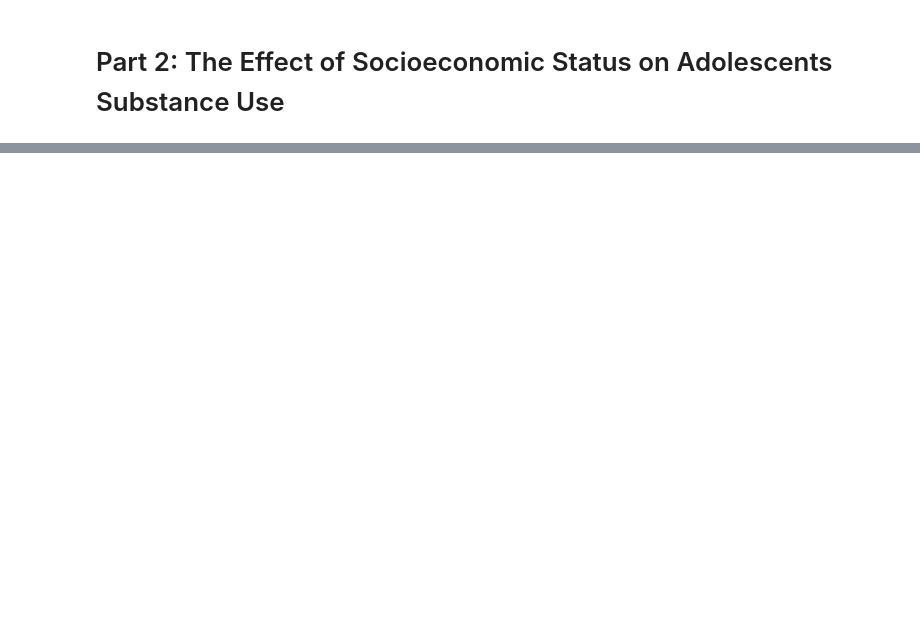
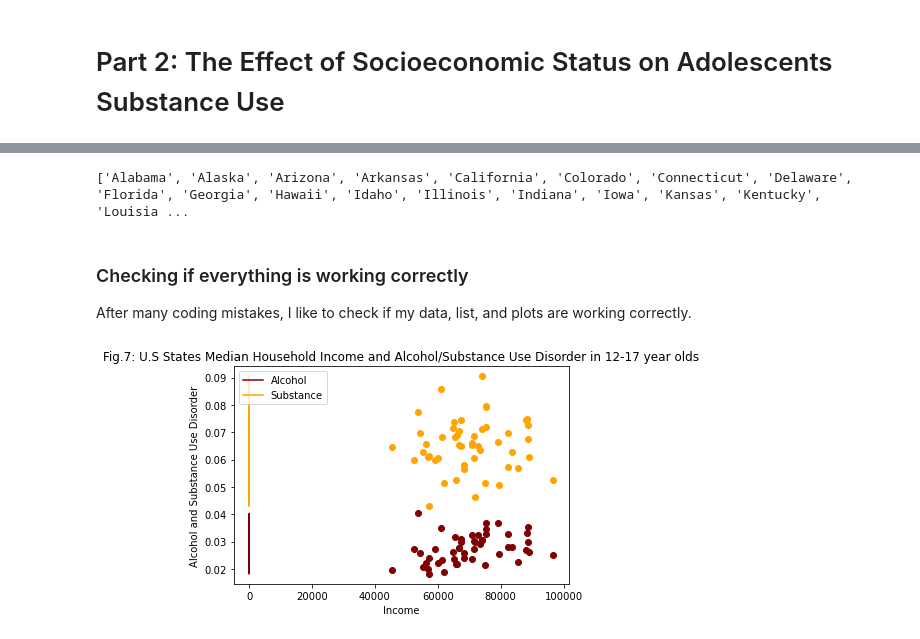
Before and after one commit to MoniV18/Project, a Jupyter notebook: BDATA_Project_2.ipynb, the cells around one changed output, grey strips where cells are left out. Drawn from its saved outputs; the diff is of its cells as text; code cells hidden in the pictures; blank space fills up the shorter version.

```diff
--- a/BDATA_Project_2.ipynb
+++ b/BDATA_Project_2.ipynb
@@ -158,0 +273,9 @@ plt.show()
+# %%
+import pandas as pd
+
+#Remember to use a .csv file
+data_file = 'income_disorder.csv'
+
+df = pd.read_csv(data_file)
+
+df
@@ -158,0 +300,50 @@ plt.show()
+# %%
+#Let's make lists of our variables to save time
+state = list(df['state'])
+income = list(df['income'])
+alcohol_use_disorder = list(df['alcohol_use_disorder'])
+substance_use_disorder = list(df['substance_use_disorder'])
+
+print(state,income,alcohol_use_disorder,substance_use_disorder)
+# %% [output]
+['Alabama', 'Alaska', 'Arizona', 'Arkansas', 'California', 'Colorado', 'Connecticut', 'Delaware', 'Florida', 'Georgia', 'Hawaii', 'Idaho', 'Illinois', 'Indiana', 'Iowa', 'Kansas', 'Kentucky', 'Louisia ...
+# %% [markdown]
+### Checking if everything is working correctly
+
+After many coding mistakes, I like to check if my data, list, and plots are working correctly.
+# %%
+#Import packages
+import matplotlib.pyplot as plt
+import numpy as np
+
+#List data for income
+x = list(df['income'])
+
+#List data for alcohol
+y = list(df['alcohol_use_disorder'])
+
+#List data for substance
+y2 = list(df['substance_use_disorder'])
+
+fig, ax = plt.subplots()
+
+#Want to change the scatterplot data point color? Just do c="color you want"
+plt.scatter(x, y, c= 'maroon')
+plt.scatter(x, y2, c= 'orange')
+
+#Figure design
+
+plt.title('Fig.7: U.S States Median Household Income and Alcohol/Substance Use Disorder in 12-17 year olds')
+plt.xlabel('Income')
+plt.ylabel('Alcohol and Substance Use Disorder')
+
+#Because there are multiple y variables let's add a legend, so reader know which color correspond to which variable
+ax.plot(y, color='maroon', label='Alcohol')
+ax.plot(y2, color='orange', label='Substance')
+
+#Giving directions of the location of our legend
+leg = ax.legend(loc='upper left')
+
+plt.show()
+# %% [output]
+[figure, added]
```
Also changed, not shown: parts of 48 cells of this notebook, 1 other file.
